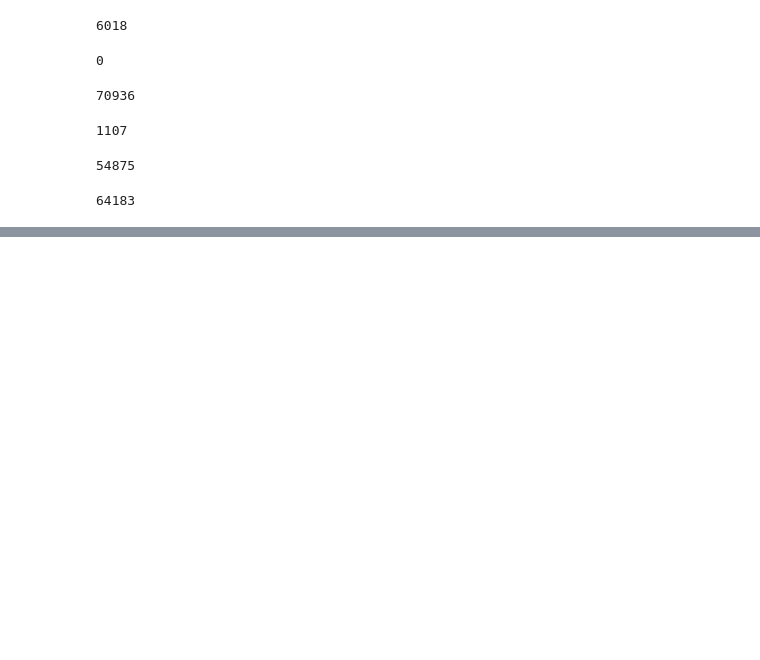
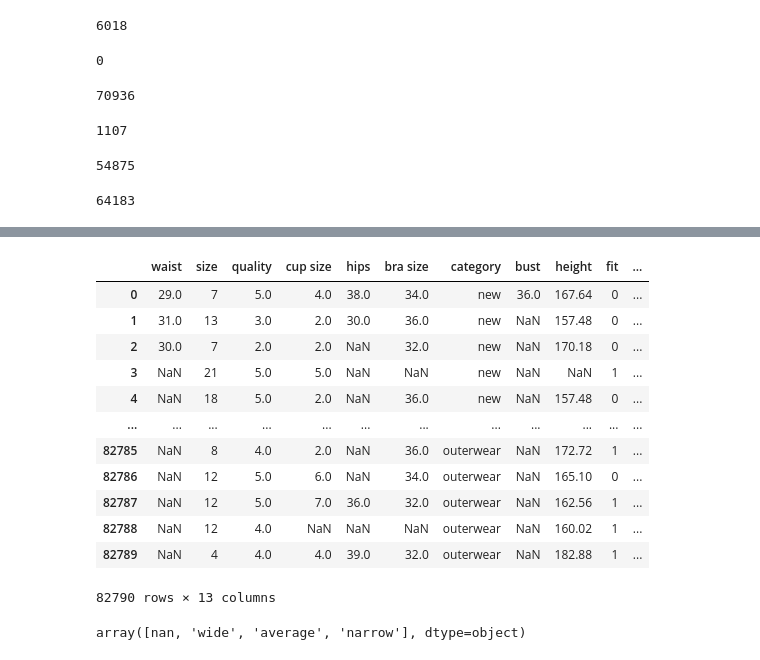
Before and after one commit to QuanlingZhao/CSE258Assignment2, a Jupyter notebook: preprocessing.ipynb, the cells around one changed output, grey strips where cells are left out. Saved outputs shown, nothing was run; the diff lists cells and outputs as text; code cells hidden in the pictures; blank space fills up the shorter version.

```diff
--- a/preprocessing.ipynb
+++ b/preprocessing.ipynb
@@ -124,0 +189,27 @@ body_type_one_hot = pd.get_dummies(raw['body type'])
+# %%
+def transform_fit(x):
+    if x == 'fit':
+        return 1
+    else:
+        return 0
+# %%
+raw['fit'] = raw['fit'].apply(transform_fit)
+raw
+# %% [output]
+|  | waist | size | quality | cup size | hips | bra size | category | bust | height | fit | ... |
+| 0 | 29.0 | 7 | 5.0 | 4.0 | 38.0 | 34.0 | new | 36.0 | 167.64 | 0 | ... |
+| 1 | 31.0 | 13 | 3.0 | 2.0 | 30.0 | 36.0 | new | NaN | 157.48 | 0 | ... |
+| 2 | 30.0 | 7 | 2.0 | 2.0 | NaN | 32.0 | new | NaN | 170.18 | 0 | ... |
+| 3 | NaN | 21 | 5.0 | 5.0 | NaN | NaN | new | NaN | NaN | 1 | ... |
+| 4 | NaN | 18 | 5.0 | 2.0 | NaN | 36.0 | new | NaN | 157.48 | 0 | ... |
+| ... | ... | ... | ... | ... | ... | ... | ... | ... | ... | ... | ... |
+| 82785 | NaN | 8 | 4.0 | 2.0 | NaN | 36.0 | outerwear | NaN | 172.72 | 1 | ... |
+| 82786 | NaN | 12 | 5.0 | 6.0 | NaN | 34.0 | outerwear | NaN | 165.10 | 0 | ... |
+| 82787 | NaN | 12 | 5.0 | 7.0 | 36.0 | 32.0 | outerwear | NaN | 162.56 | 1 | ... |
+| 82788 | NaN | 12 | 4.0 | NaN | NaN | NaN | outerwear | NaN | 160.02 | 1 | ... |
+| 82789 | NaN | 4 | 4.0 | 4.0 | 39.0 | 32.0 | outerwear | NaN | 182.88 | 1 | ... |
+82790 rows × 13 columns
+# %%
+raw['shoe width'].unique()
+# %% [output]
+array([nan, 'wide', 'average', 'narrow'], dtype=object)
```
Also changed, not shown: parts of 24 cells of this notebook, 3 other files.
